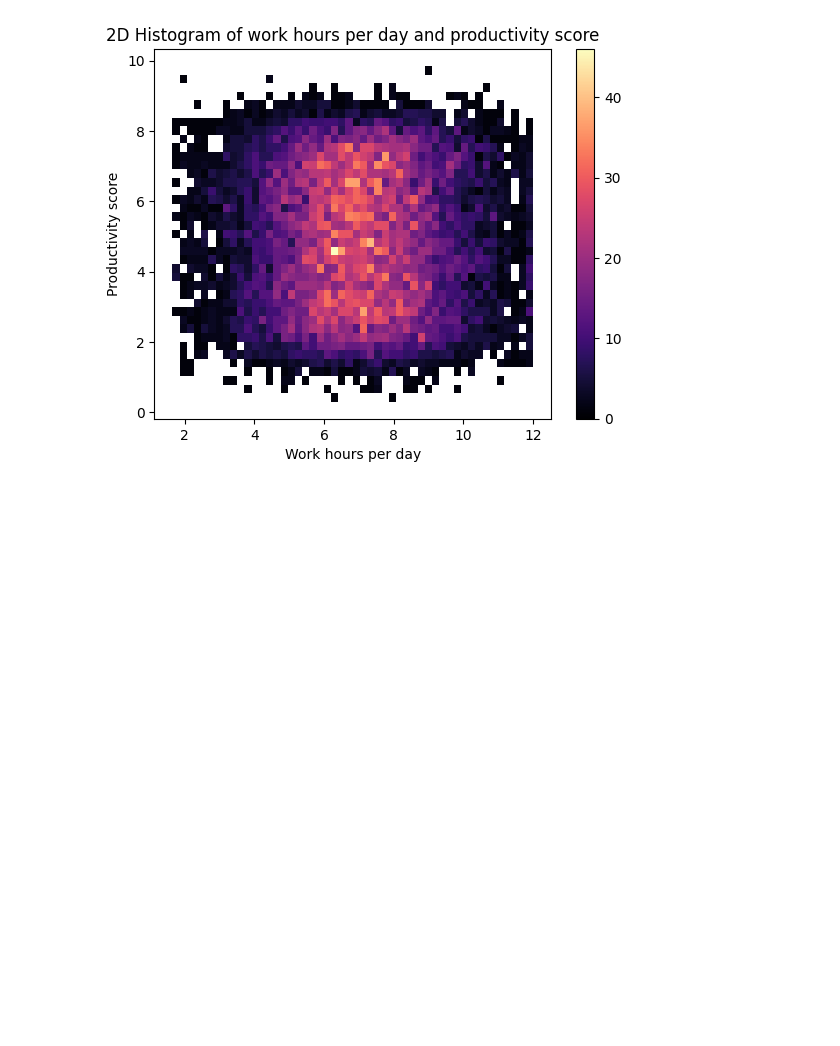
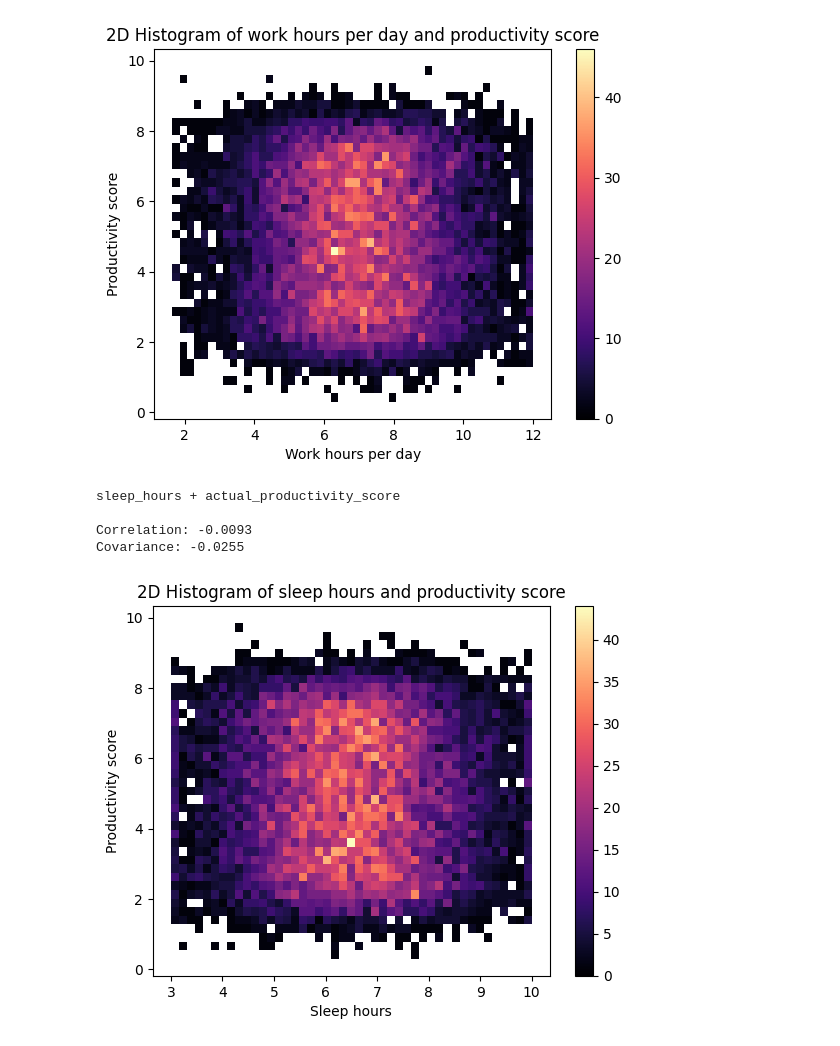
Before and after one commit to augustinapetrr/DATA-ANALYSIS, a Jupyter notebook: EDA.ipynb, the cells around one changed output. Cells and saved outputs as stored; diff of their text form; code cells hidden in the pictures; blank space fills up the shorter version.

```diff
--- a/EDA.ipynb
+++ b/EDA.ipynb
@@ -544,3 +554,21 @@ work_hours_per_day + actual_productivity_score
 Correlation: -0.0077
 Covariance: -0.0285
 [figure]
+# %%
+print('sleep_hours + actual_productivity_score\n')
+
+correlation = df_copy['sleep_hours'].corr(df_copy['actual_productivity_score'])
+covariance = df_copy['sleep_hours'].cov(df_copy['actual_productivity_score'])
+print(f"Correlation: {round(correlation, 4)} \nCovariance: {round(covariance, 4)}\n")
+
+sns.histplot(data=df_copy, x='sleep_hours', y='actual_productivity_score', cbar=True, cmap='magma')
+plt.title('2D Histogram of sleep hours and productivity score')
+plt.xlabel('Sleep hours')
+plt.ylabel('Productivity score')
+plt.show()
+# %% [output]
+sleep_hours + actual_productivity_score
+
+Correlation: -0.0093
+Covariance: -0.0255
+[figure, added]
```
Also changed, not shown: parts of 4 cells of this notebook.
